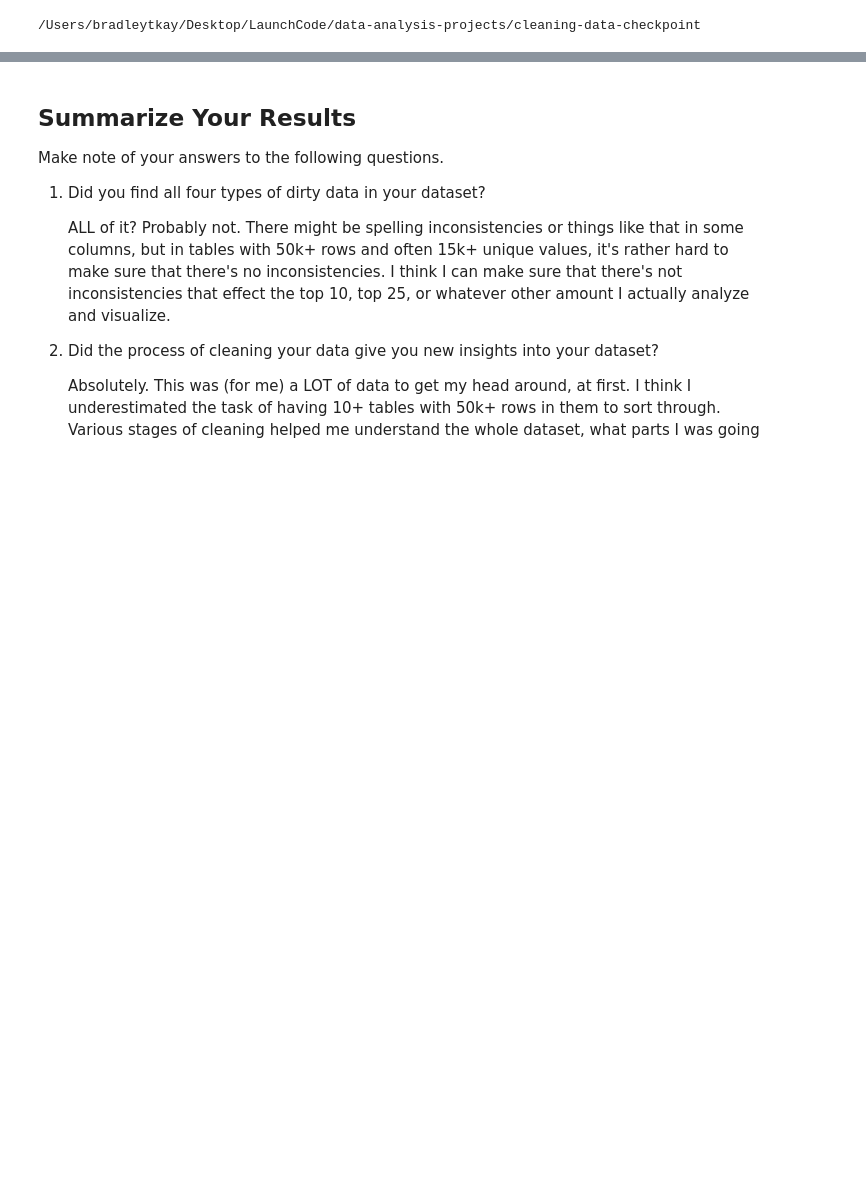
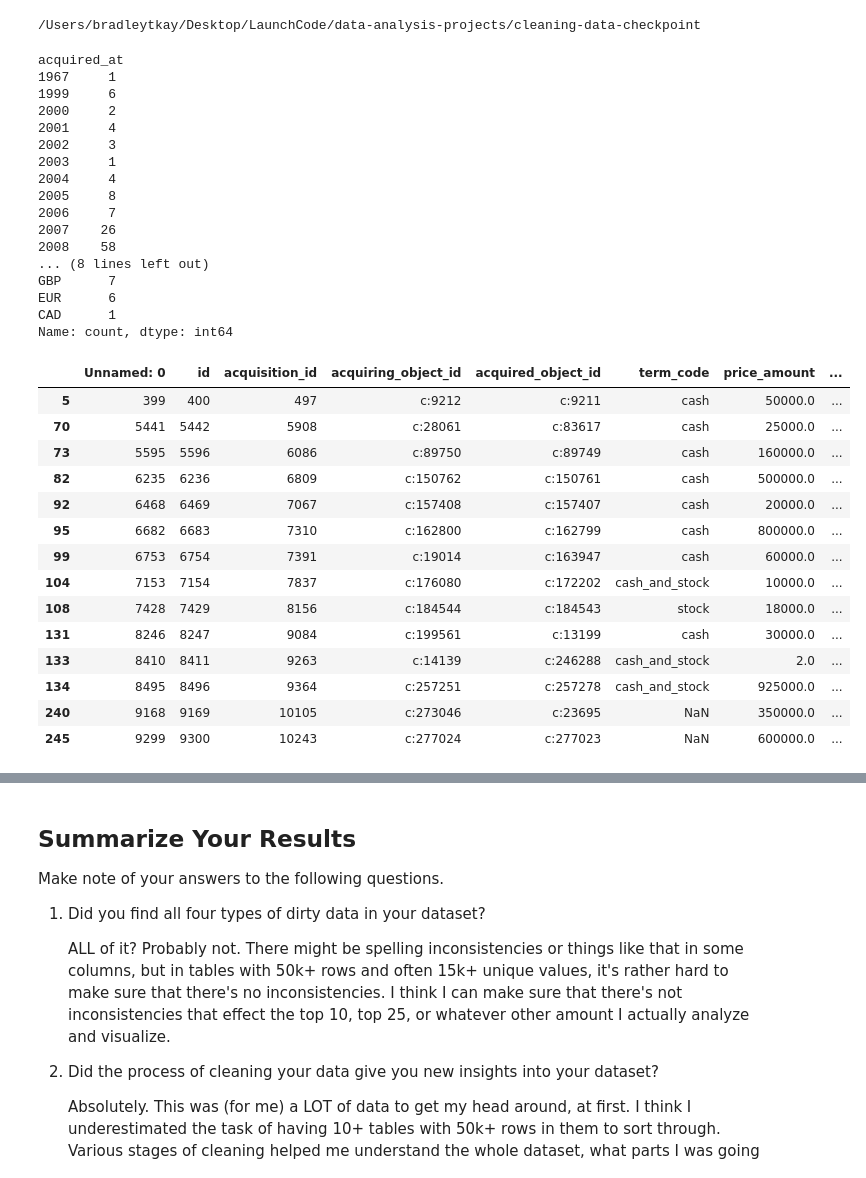
Before and after one commit to bradleytkay/cleaning-data-checkpoint, a Jupyter notebook: checkpoint-three.ipynb, the cells around one changed output, grey strips where cells are left out. Saved outputs shown, nothing was run; the diff lists cells and outputs as text; code cells hidden in the pictures; blank space fills up the shorter version.

Commit message:
joined acquisitions_df and degrees_df to get create new csvs to visualize how degrees related to value of acquisitions

```diff
--- a/checkpoint-three.ipynb
+++ b/checkpoint-three.ipynb
@@ -1580,3 +1580,79 @@ squeaky_people_df.to_csv("clean_people.csv")
 squeaky_relationships_df.to_csv("clean_relationships.csv")
 # %% [output]
 /Users/bradleytkay/Desktop/LaunchCode/data-analysis-projects/cleaning-data-checkpoint
+# %%
+# after starting visualizations in Tableau, it looks like there might be some inconsistencies in the dates in my
+# acqsuititions dataframe.  Going to recheck the dates on the early end of the spectrum, as well as a price spike
+# in 2008.
+
+import pandas as pd
+
+acquisitions_df = pd.read_csv("clean_acquitisions.csv")
+
+acquisitions_df.head()
+
+acquisitions_sorted_date = acquisitions_df.sort_values(by='acquired_at')
+acquisitions_sorted_date.head(25)
+
+# Yeah, that one aquisition in 1967 shouldn't be in there.  At this pont, instead of re-cleaning the dataframe,
+# and creating a new csv, I'm just going to create a calculated field in Tableau to filter out the singular date
+# before 1999.
+
+# Now, what's going on with the big price spike in 2008?
+acquisitions_df['acquired_at'] = pd.to_datetime(acquisitions_df['acquired_at'], errors='coerce')
+acquisitions_2008 = acquisitions_df[acquisitions_df['acquired_at'].dt.year == 2008]
+acquisitions_2008.shape
+acquisitions_2008.head(58)
+
+# Did 2008 have way more acquisitions than other years?
+acquisitions_per_year = acquisitions_df.groupby(acquisitions_df['acquired_at'].dt.year).size()
+print(acquisitions_per_year)
+
+# Looks like it had 1.5x more than the next-highest year (2009), and 2x more than other significant
+# years (2007-2013).
+
+# Should I have taken all non-USD acquisitions out?  How many did I leave in?
+
+print(acquisitions_df['price_currency_code'].value_counts())
+
+# When are these non-USD acquisitions taking place?
+non_usd_acquisitions = acquisitions_df[acquisitions_df['price_currency_code'] != 'USD']
+non_usd_acquisitions.shape
+non_usd_acquisitions.head(14)
+
+# It seems like the non-USD acquisitions are pretty spread out across various years, and
+# are in currencies relatively similar to USD, so I don't think they're skewing the dataset
+# terribly.  I'm going to leave them for now.
+# %% [output]
+acquired_at
+1967     1
+1999     6
+2000     2
+2001     4
+2002     3
+2003     1
+2004     4
+2005     8
+2006     7
+2007    26
+2008    58
+... (8 lines left out)
+GBP      7
+EUR      6
+CAD      1
+Name: count, dtype: int64
+|  | Unnamed: 0 | id | acquisition_id | acquiring_object_id | acquired_object_id | term_code | price_amount | ... |
+| 5 | 399 | 400 | 497 | c:9212 | c:9211 | cash | 50000.0 | ... |
+| 70 | 5441 | 5442 | 5908 | c:28061 | c:83617 | cash | 25000.0 | ... |
+| 73 | 5595 | 5596 | 6086 | c:89750 | c:89749 | cash | 160000.0 | ... |
+| 82 | 6235 | 6236 | 6809 | c:150762 | c:150761 | cash | 500000.0 | ... |
+| 92 | 6468 | 6469 | 7067 | c:157408 | c:157407 | cash | 20000.0 | ... |
+| 95 | 6682 | 6683 | 7310 | c:162800 | c:162799 | cash | 800000.0 | ... |
+| 99 | 6753 | 6754 | 7391 | c:19014 | c:163947 | cash | 60000.0 | ... |
+| 104 | 7153 | 7154 | 7837 | c:176080 | c:172202 | cash_and_stock | 10000.0 | ... |
+| 108 | 7428 | 7429 | 8156 | c:184544 | c:184543 | stock | 18000.0 | ... |
+| 131 | 8246 | 8247 | 9084 | c:199561 | c:13199 | cash | 30000.0 | ... |
+| 133 | 8410 | 8411 | 9263 | c:14139 | c:246288 | cash_and_stock | 2.0 | ... |
+| 134 | 8495 | 8496 | 9364 | c:257251 | c:257278 | cash_and_stock | 925000.0 | ... |
+| 240 | 9168 | 9169 | 10105 | c:273046 | c:23695 | NaN | 350000.0 | ... |
+| 245 | 9299 | 9300 | 10243 | c:277024 | c:277023 | NaN | 600000.0 | ... |
```
Also changed, not shown: parts of 2 cells of this notebook.
